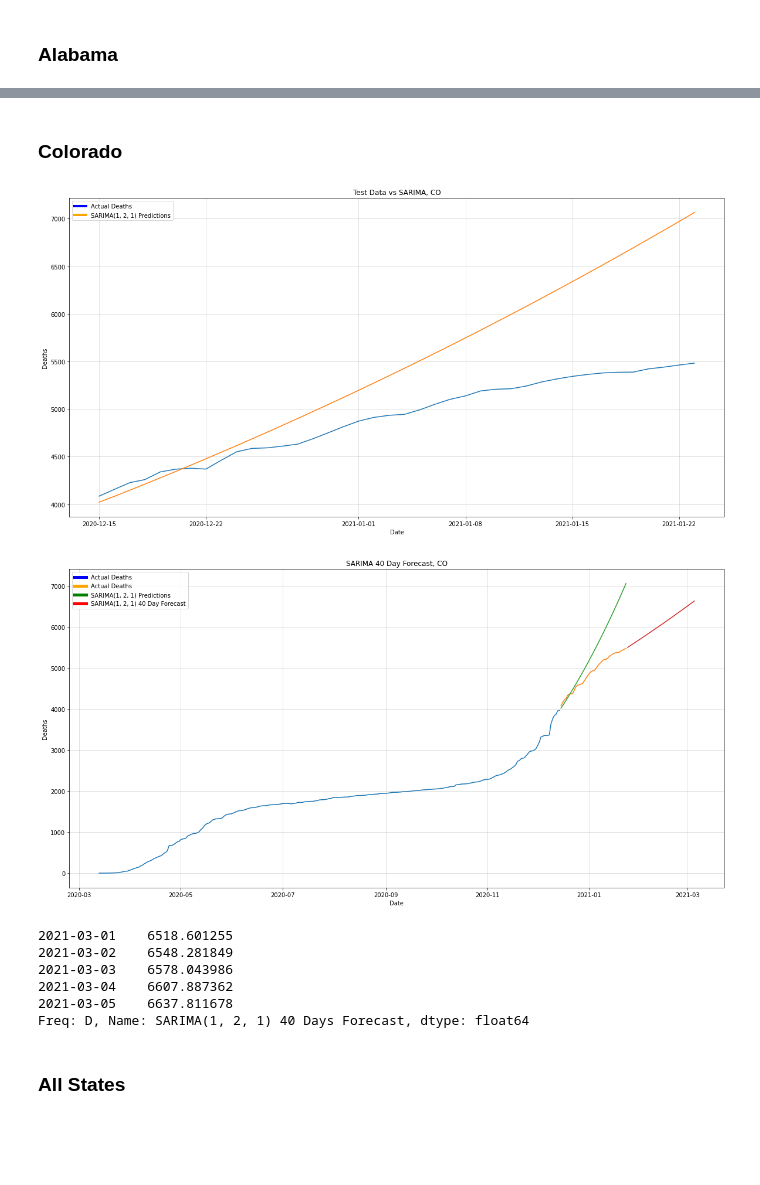
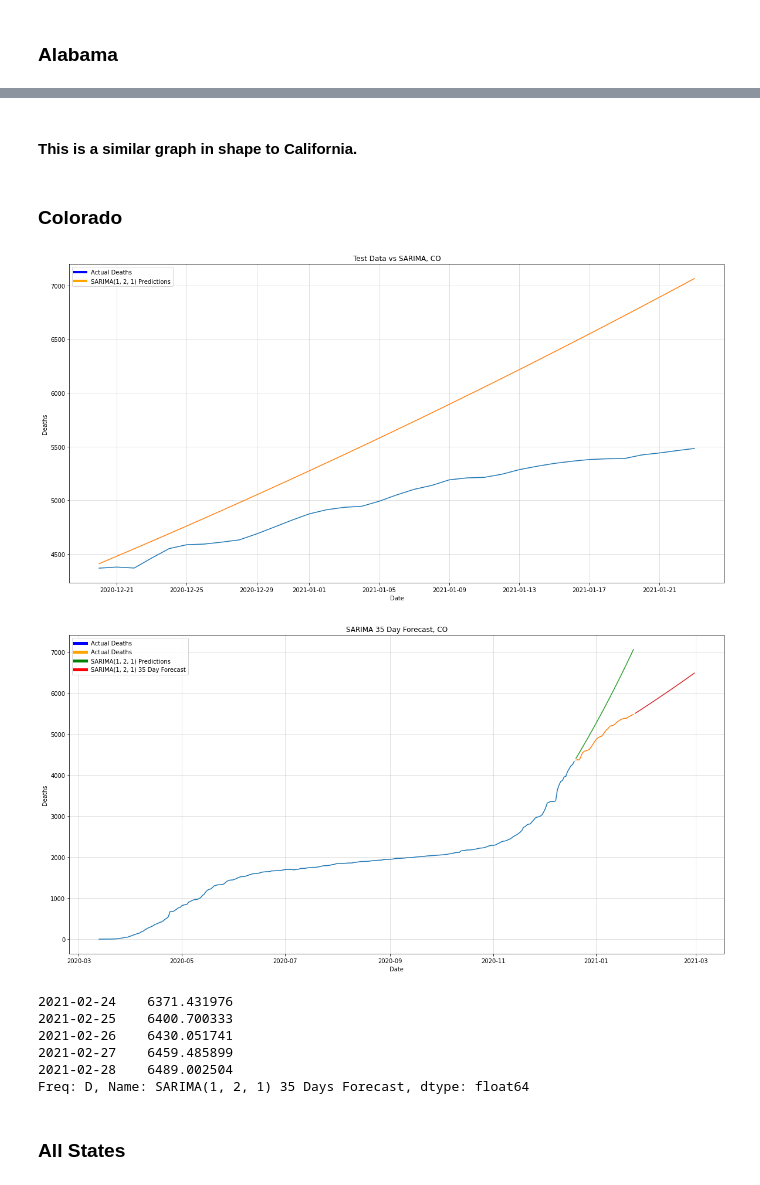
Before and after one commit to JosephDenney/Covid_Analysis, a Jupyter notebook: EDA_Notebook.ipynb, the cells around one changed output, grey strips where cells are left out. Drawn from its saved outputs; the diff is of its cells as text; code cells hidden in the pictures; blank space fills up the shorter version.

```diff
--- a/EDA_Notebook.ipynb
+++ b/EDA_Notebook.ipynb
@@ -855,16 +867,18 @@ Freq: D, Name: SARIMA(3, 2, 2) 30 Days Forecast, dtype: float64
+# %% [markdown]
+#### This is a similar graph in shape to California.
 # %% [markdown]
 ### Colorado
 # %%
-cas_state(df_states,'CO',40)
+cas_state(df_states,'CO',35)
 # %% [output]
-[figure, old version]
+[figure, new version]
-[figure, old version]
+[figure, new version]
-2021-03-01    6518.601255
-2021-03-02    6548.281849
-2021-03-03    6578.043986
-2021-03-04    6607.887362
-2021-03-05    6637.811678
-Freq: D, Name: SARIMA(1, 2, 1) 40 Days Forecast, dtype: float64
+2021-02-24    6371.431976
+2021-02-25    6400.700333
+2021-02-26    6430.051741
+2021-02-27    6459.485899
+2021-02-28    6489.002504
+Freq: D, Name: SARIMA(1, 2, 1) 35 Days Forecast, dtype: float64
 # %% [markdown]
 ### All States
 # %%
```
Also changed, not shown: parts of 28 cells of this notebook, 1 other file.
